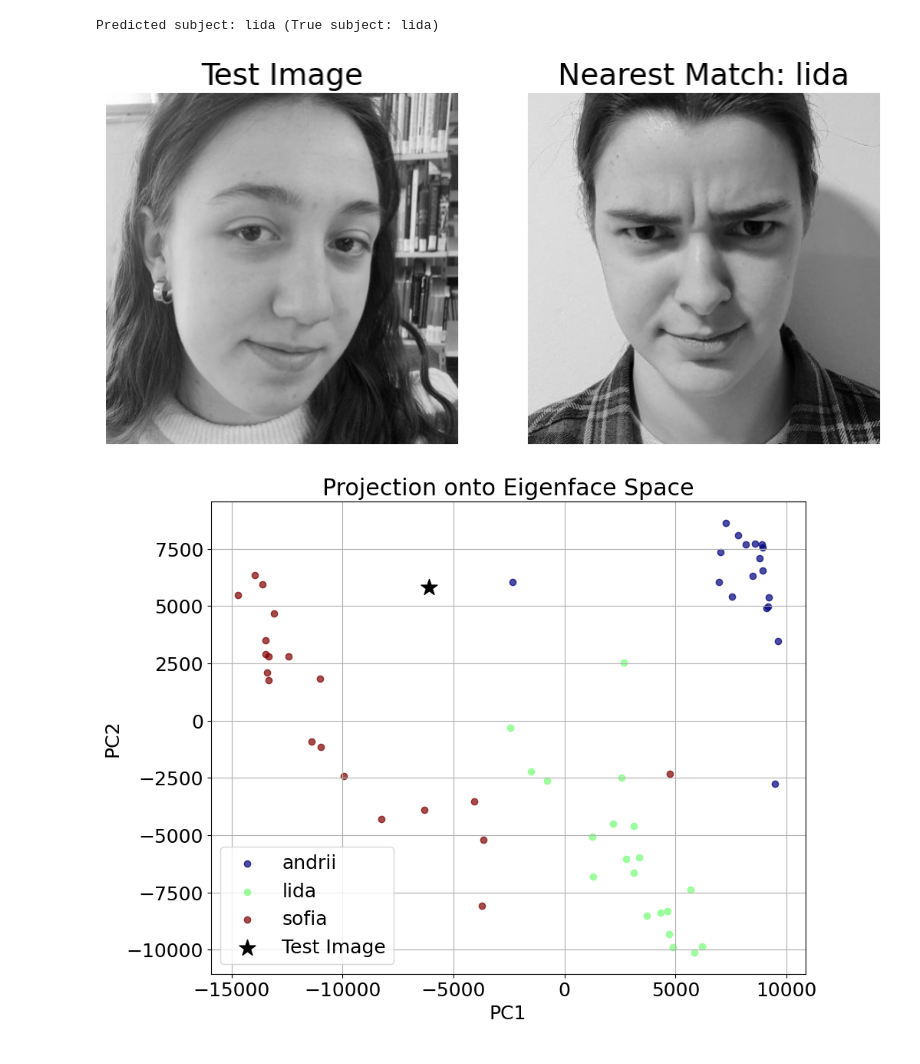
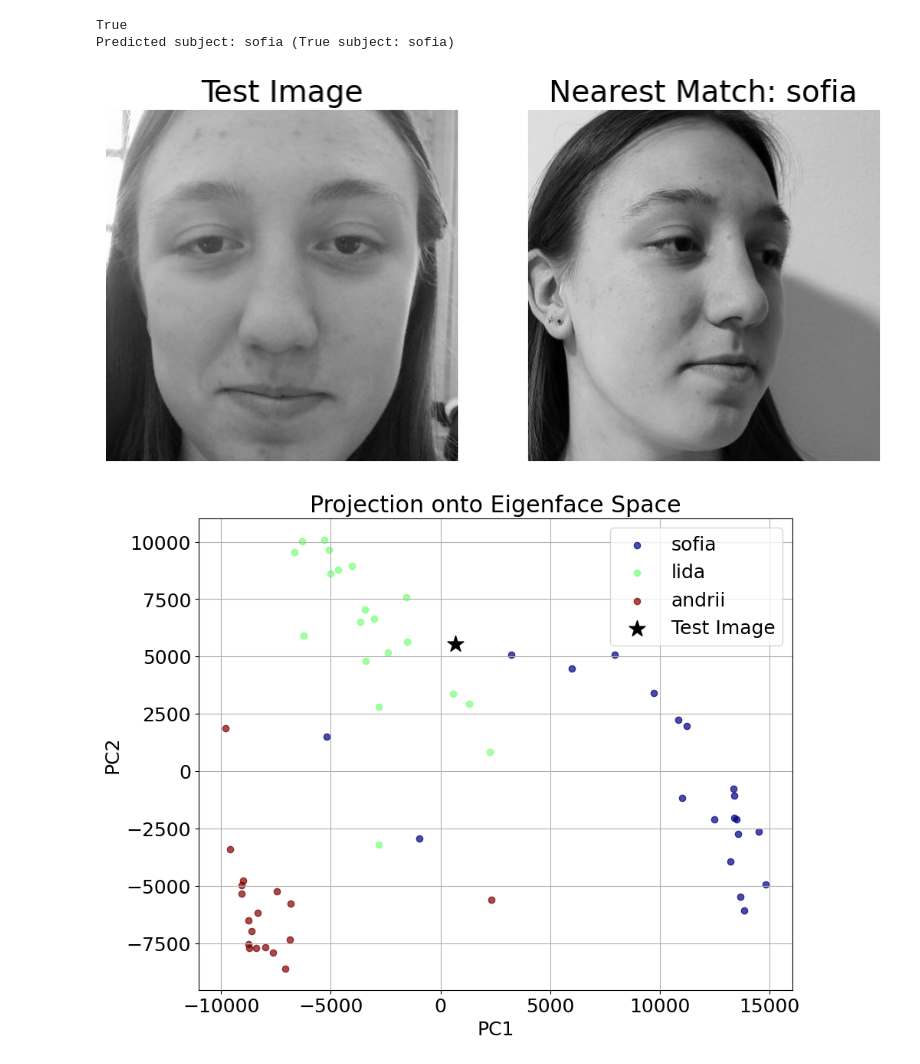
Before and after one commit to LidaSemsichko/face_recognition, a Jupyter notebook: image.ipynb, the cells around one changed output. Cells and saved outputs as stored; diff of their text form; code cells hidden in the pictures.

```diff
--- a/image.ipynb
+++ b/image.ipynb
@@ -3,7 +3,7 @@ import cv2
 import os
 
 def center_and_crop_face(image_path):
-    face_cascade = cv2.CascadeClassifier(cv2.data.haarcascades + 'haarcascade_frontalface_default.xml')
+    face_cascade = cv2.CascadeClassifier("haarcascade_frontalface_default.xml")
     img = cv2.imread(image_path)
     gray = cv2.cvtColor(img, cv2.COLOR_BGR2GRAY)
     faces = face_cascade.detectMultiScale(gray, 1.1, 4)
@@ -118,6 +118,17 @@ X = all_faces - np.tile(avg_face, (1, all_faces.shape[1]))
 
 
 U, S, VT = np.linalg.svd(X, full_matrices=False)
+
+XtX = np.dot(X.T, X)
+eigvals, eigvecs = np.linalg.eigh(XtX)
+
+sorted_indices = np.argsort(eigvals)[::-1]
+eigvals = eigvals[sorted_indices]
+eigvecs = eigvecs[:, sorted_indices]
+
+U_custom = np.dot(X, eigvecs)
+U_custom = U_custom / np.linalg.norm(U_custom, axis=0)
+
 plt.figure()
 plt.imshow(avg_face.reshape(img_shape), cmap='gray')
 plt.title("Average Face")
@@ -129,6 +140,12 @@ plt.imshow(U[:,0].reshape(img_shape), cmap='gray')
 plt.title("First Eigenface")
 plt.axis('off')
 plt.show()
+
+plt.figure()
+plt.imshow(U_custom[:,0].reshape(img_shape), cmap='gray')
+plt.title("First Custom Eigenface")
+plt.axis('off')
+plt.show()
 # %% [output]
 Image size: (400, 400)
 Training data matrix shape: (160000, 58)
@@ -137,6 +155,6 @@ Training data matrix shape: (160000, 58)
 # %%
 K = 20
-eigenfaces = U[:, :K]
+eigenfaces = U_custom[:, :K]
 proj_train = eigenfaces.T @ X
 
 def classify_face(test_img, avg_face, eigenfaces, proj_train, labels):
@@ -144,37 +162,40 @@ def classify_face(test_img, avg_face, eigenfaces, proj_train, labels):
     Given a test image (2D array), subtract the average face, project onto
     eigenfaces, and classify by nearest neighbor in eigenface space.
     """
     test_vector = test_img.flatten().reshape(-1, 1)
     test_vector_centered = test_vector - avg_face
     proj_test = eigenfaces.T @ test_vector_centered  # shape: (K,1)
 
     distances = norm(proj_train - proj_test, axis=0)
     best_match_index = np.argmin(distances)
     predicted_label = labels[best_match_index]
     return predicted_label, distances[best_match_index], proj_test
 
-demo_subject = subjects[1]
-demo_img = center_and_crop_face("test5.jpeg")
+demo_subject = "sofia"
+image_path = "test_image.jpg"
+print(os.path.exists(image_path))
+demo_img = center_and_crop_face(image_path)
 predicted_label, distance, proj_test = classify_face(demo_img, avg_face, eigenfaces, proj_train, labels)
 print(f"Predicted subject: {predicted_label} (True subject: {demo_subject})")
 
 plt.figure(figsize=(10, 5))
 plt.subplot(1,2,1)
 plt.imshow(demo_img, cmap='gray')
 plt.title("Test Image")
 plt.axis('off')
 
 best_match_vector = all_faces[:, np.argmin(norm(proj_train - proj_test, axis=0))]
 best_match_img = best_match_vector.reshape(img_shape)
 plt.subplot(1,2,2)
 plt.imshow(best_match_img, cmap='gray')
 plt.title(f"Nearest Match: {predicted_label}")
 plt.axis('off')
 
 plt.show()
 # %% [output]
-Predicted subject: lida (True subject: lida)
+True
+Predicted subject: sofia (True subject: sofia)
-[figure, old version]
+[figure, new version]
 # %%
 def load_and_preprocess_image(image_path, img_shape):
     """
@@ -220,10 +241,11 @@ def plot_projection(proj_train, labels, proj_test, unique_labels):
     plt.grid(True)
     plt.show()
 
+unique_lables = ["sofia", "lida", "andrii"]
 
-new_image_path = 'test4.jpeg'  # update with your file path
+new_image_path = "test_image.jpg"  # update with your file path
 new_img = load_and_preprocess_image(new_image_path, img_shape)
 proj_test = project_image(new_img, avg_face, eigenfaces)
-plot_projection(proj_train, labels, proj_test, unique_labels)
+plot_projection(proj_train, labels, proj_test, unique_lables)
 # %% [output]
-[figure, old version]
+[figure, new version]
```
Also changed, not shown: parts of 2 cells of this notebook.
